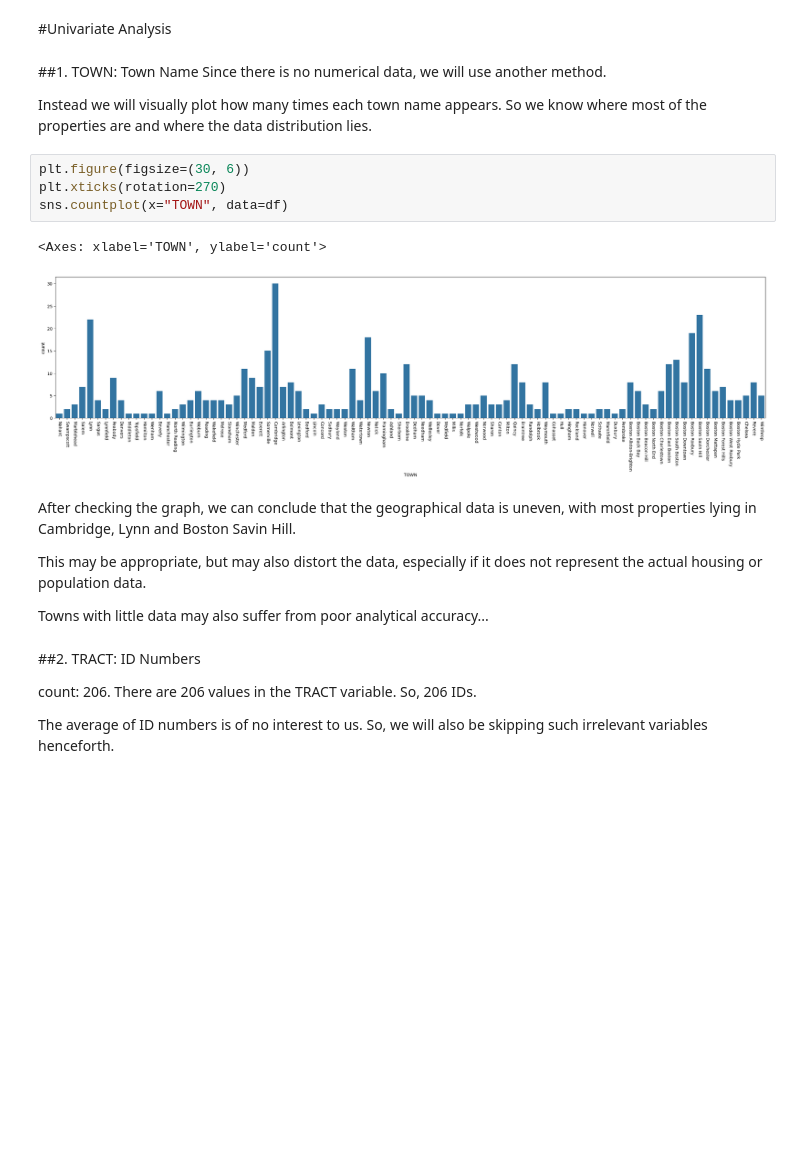
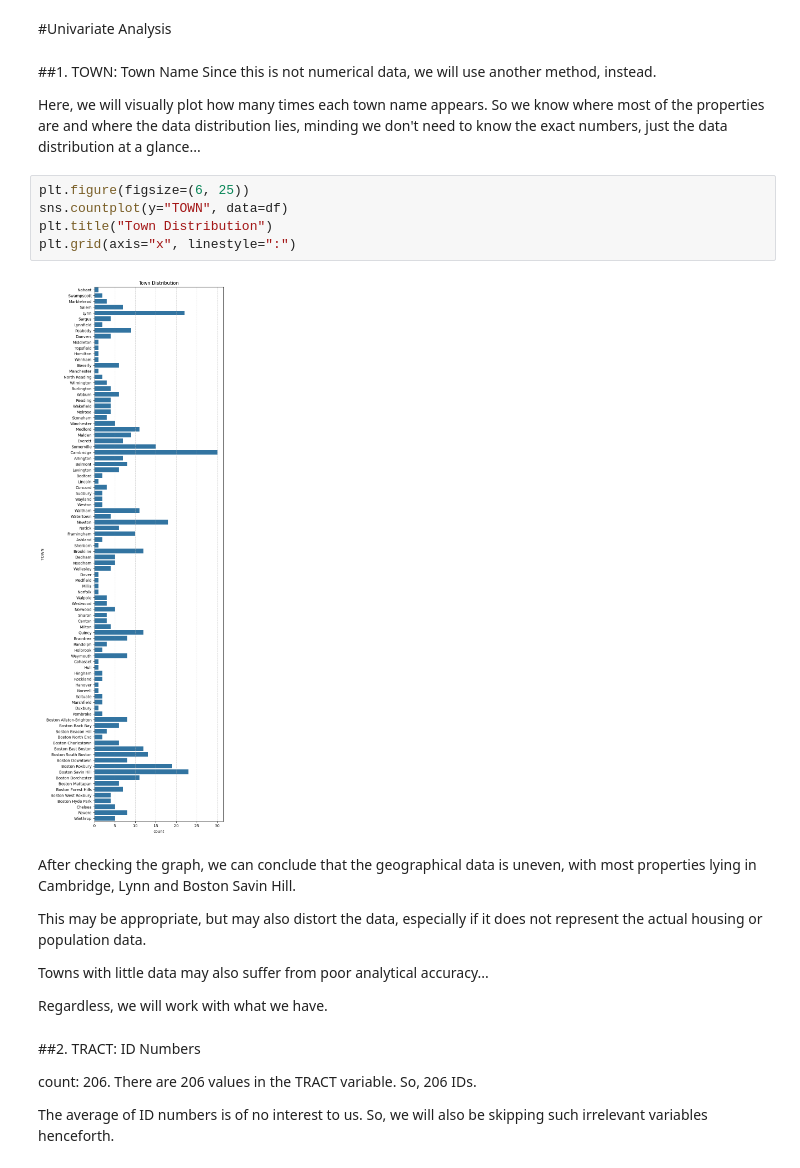
Before and after one commit to Salciano/Python, a Jupyter notebook: PredictingHouseMarket(WIP).ipynb, the cells around one changed output. Drawn from its saved outputs; the diff is of its cells as text; blank space fills up the shorter version.

```diff
--- a/PredictingHouseMarket(WIP).ipynb
+++ b/PredictingHouseMarket(WIP).ipynb
@@ -133,22 +140,24 @@ df.describe()
 #Univariate Analysis
 # %% [markdown]
 ##1. TOWN: Town Name
-Since there is no numerical data, we will use another method.
+Since this is not numerical data, we will use another method, instead.
 
-Instead we will visually plot how many times each town name appears. So we know where most of the properties are and where the data distribution lies.
+Here, we will visually plot how many times each town name appears. So we know where most of the properties are and where the data distribution lies, minding we don't need to know the exact numbers, just the data distribution at a glance...
 # %%
-plt.figure(figsize=(30, 6))
-plt.xticks(rotation=270)
-sns.countplot(x="TOWN", data=df)
+plt.figure(figsize=(6, 25))
+sns.countplot(y="TOWN", data=df)
+plt.title("Town Distribution")
+plt.grid(axis="x", linestyle=":")
 # %% [output]
-<Axes: xlabel='TOWN', ylabel='count'>
-[figure, old version]
+[figure, new version]
 # %% [markdown]
 After checking the graph, we can conclude that the geographical data is uneven, with most properties lying in Cambridge, Lynn and Boston Savin Hill.
 
 This may be appropriate, but may also distort the data, especially if it does not represent the actual housing or population data.
 
 Towns with little data may also suffer from poor analytical accuracy...
+
+Regardless, we will work with what we have.
 # %% [markdown]
 ##2. TRACT: ID Numbers
 
```
Also changed, not shown: parts of 3 cells of this notebook.
